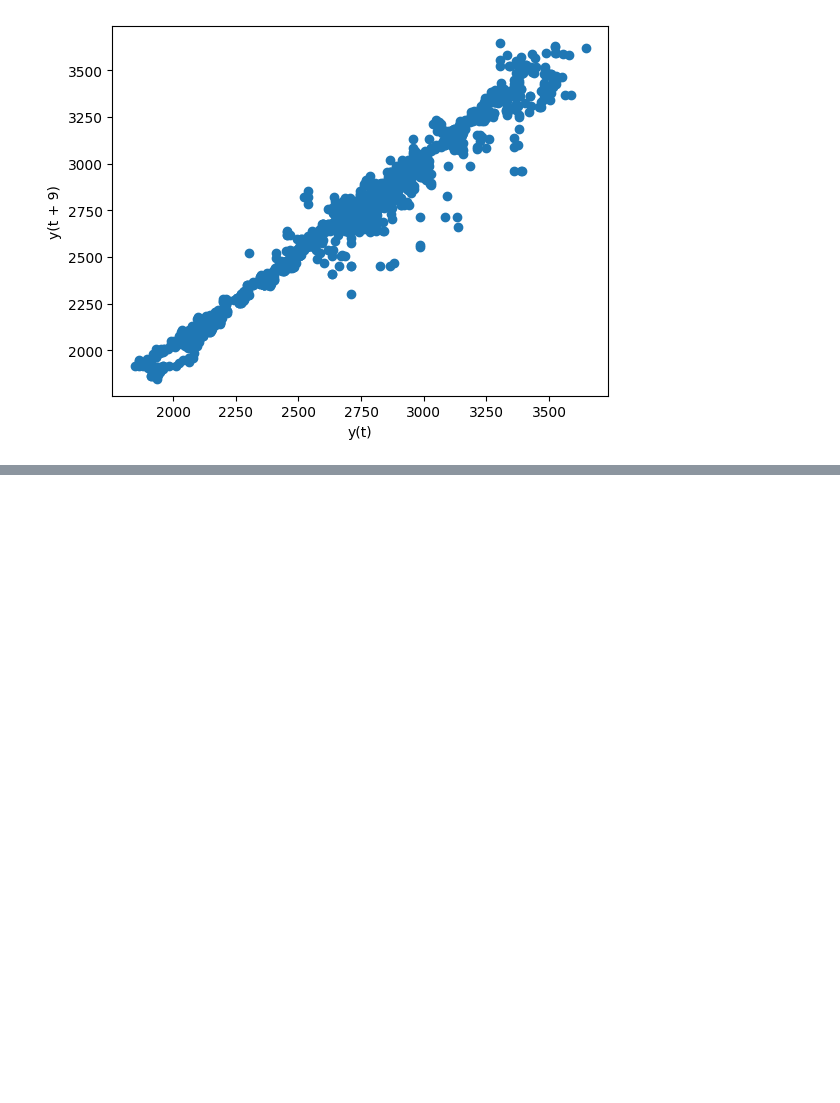
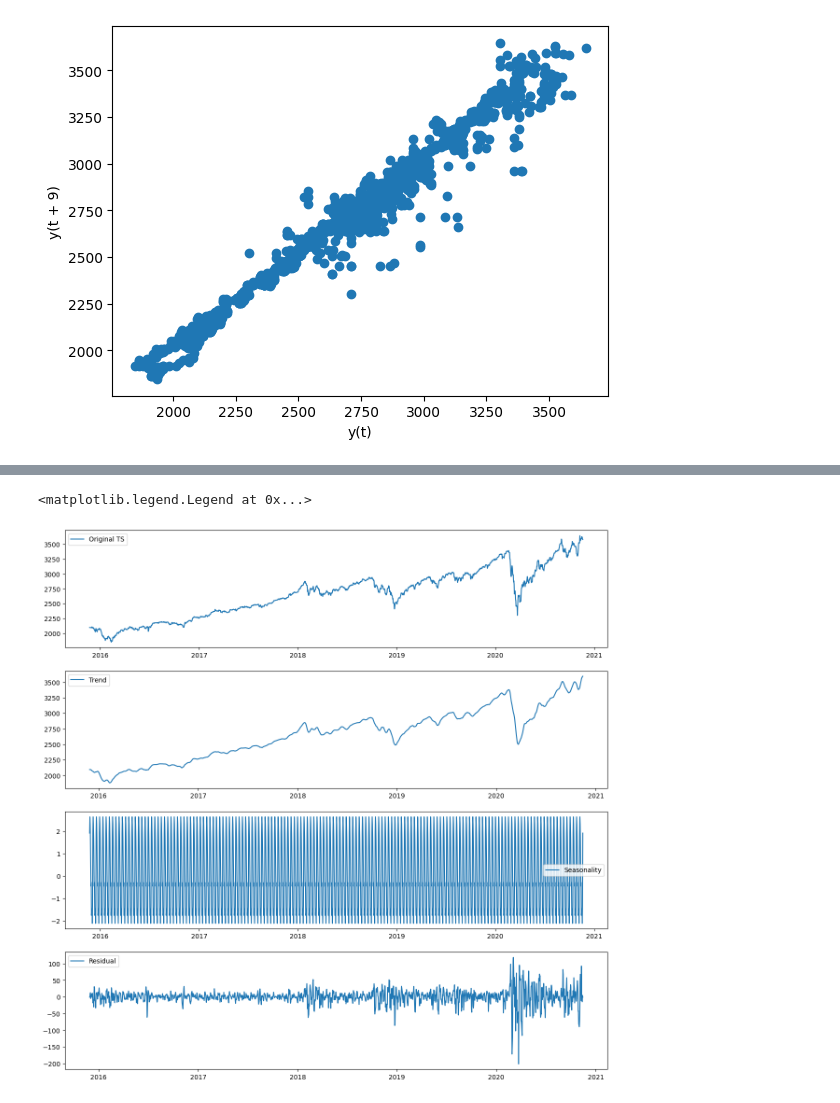
Before and after one commit to TheNoobGoda/time_series_project, a Jupyter notebook: yahoo_stock.ipynb, the cells around one changed output, grey strips where cells are left out. Cells and saved outputs as stored; diff of their text form; code cells hidden in the pictures; blank space fills up the shorter version.

```diff
--- a/yahoo_stock.ipynb
+++ b/yahoo_stock.ipynb
@@ -108,0 +117,18 @@ for i in range(1,10):
+# %%
+decompose_add=seasonal_decompose(df['High'], model='additive', period=12)
+plt.figure(figsize=(15,15))
+plt.subplot(411)
+plt.plot(df['High'], label='Original TS')
+plt.legend(loc='best')
+plt.subplot(412)
+plt.plot(decompose_add.trend, label='Trend')
+plt.legend(loc='best')
+plt.subplot(413)
+plt.plot(decompose_add.seasonal,label='Seasonality')
+plt.legend(loc='best')
+plt.subplot(414)
+plt.plot(decompose_add.resid, label='Residual')
+plt.legend(loc='best')
+# %% [output]
+<matplotlib.legend.Legend at 0x...>
+[figure, added]
```
Also changed, not shown: parts of 2 cells of this notebook.
